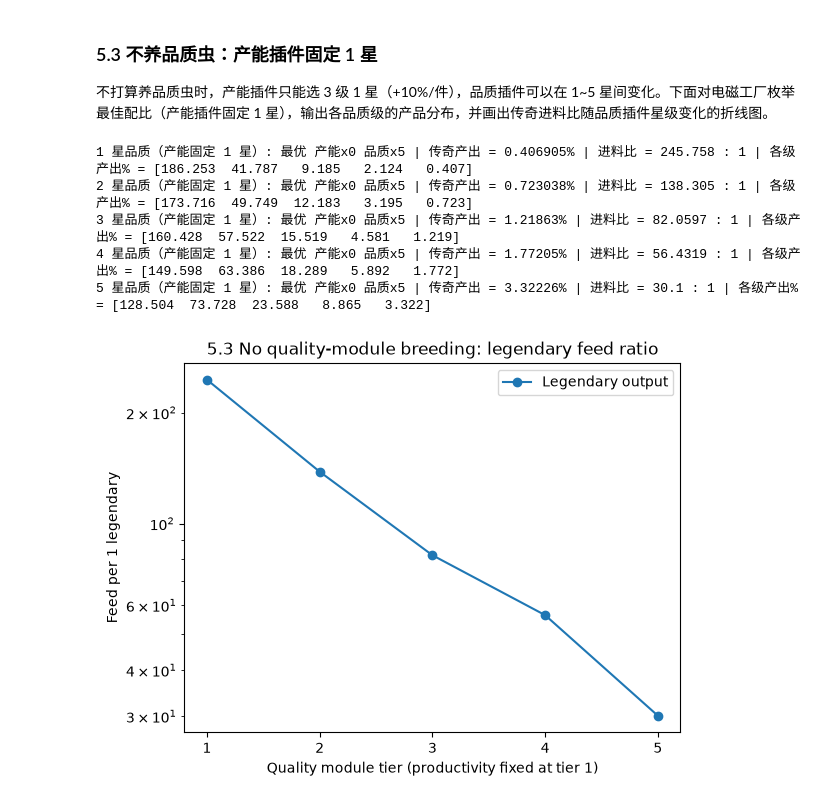
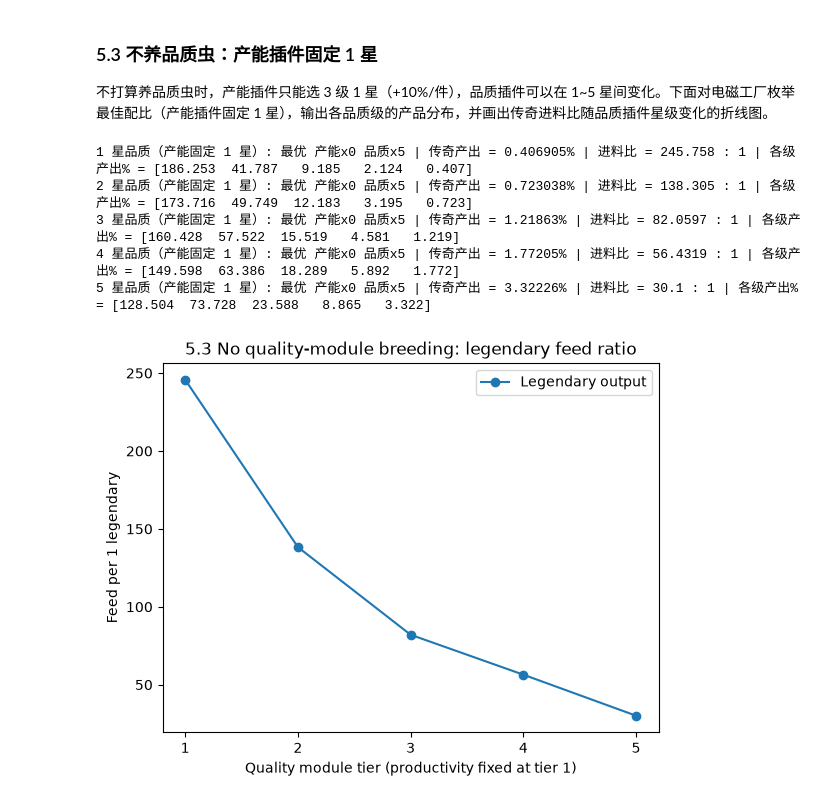
Before and after one commit to CroMarmot/factorio_quality, a Jupyter notebook: notebooks/01_quality_theory.ipynb, the cells around one changed output. Saved outputs shown, nothing was run; the diff lists cells and outputs as text; code cells hidden in the pictures.

```diff
--- a/notebooks/01_quality_theory.ipynb
+++ b/notebooks/01_quality_theory.ipynb
@@ -648,33 +647,32 @@ for q_t in tiers:
             )[0],
             p_n,
         )
         for p_n in range(6)
     )
     p_n, q_n = best_p_n, 5 - best_p_n
     A = electromagnetic_plant(q_n=q_n, q_t=q_t, p_n=p_n, p_t=p_t)
     p_vec = f @ A @ np.linalg.inv(np.eye(5) - S @ R @ A)  # 各品质级总产出/进料
     y_legs.append(1 / best_y)
     p_levels.append(1 / p_vec)
     print(
         f"{q_t} 星品质（产能固定 1 星）: 最优 产能x{p_n} 品质x{q_n}"
         f" | 传奇产出 = {best_y * 100:.6g}% | 进料比 = {1 / best_y:.6g} : 1"
         f" | 各级产出% = {np.array2string(p_vec * 100, precision=3)}"
     )
 
-# 折线图：传奇进料比（进料/传奇产出，对数轴）vs 品质插件星级
+# 折线图：传奇进料比（进料/传奇产出）vs 品质插件星级
 plt.figure()
 plt.plot(tiers, y_legs, marker="o", label="Legendary output")
-plt.yscale("log")
 plt.xticks(tiers)
 plt.xlabel("Quality module tier (productivity fixed at tier 1)")
 plt.ylabel("Feed per 1 legendary")
 plt.title("5.3 No quality-module breeding: legendary feed ratio")
 plt.legend()
 plt.show()
 # %% [output]
 1 星品质（产能固定 1 星）: 最优 产能x0 品质x5 | 传奇产出 = 0.406905% | 进料比 = 245.758 : 1 | 各级产出% = [186.253  41.787   9.185   2.124   0.407]
 2 星品质（产能固定 1 星）: 最优 产能x0 品质x5 | 传奇产出 = 0.723038% | 进料比 = 138.305 : 1 | 各级产出% = [173.716  49.749  12.183   3.195   0.723]
 3 星品质（产能固定 1 星）: 最优 产能x0 品质x5 | 传奇产出 = 1.21863% | 进料比 = 82.0597 : 1 | 各级产出% = [160.428  57.522  15.519   4.581   1.219]
 4 星品质（产能固定 1 星）: 最优 产能x0 品质x5 | 传奇产出 = 1.77205% | 进料比 = 56.4319 : 1 | 各级产出% = [149.598  63.386  18.289   5.892   1.772]
 5 星品质（产能固定 1 星）: 最优 产能x0 品质x5 | 传奇产出 = 3.32226% | 进料比 = 30.1 : 1 | 各级产出% = [128.504  73.728  23.588   8.865   3.322]
-[figure, old version]
+[figure, new version]
```
Also changed, not shown: parts of 1 cell of this notebook.
